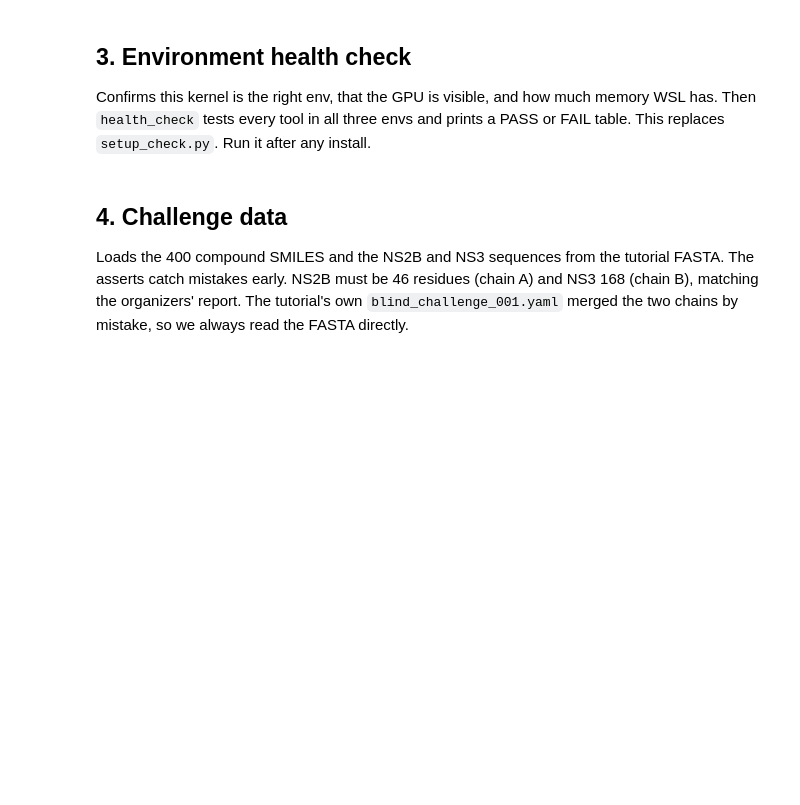
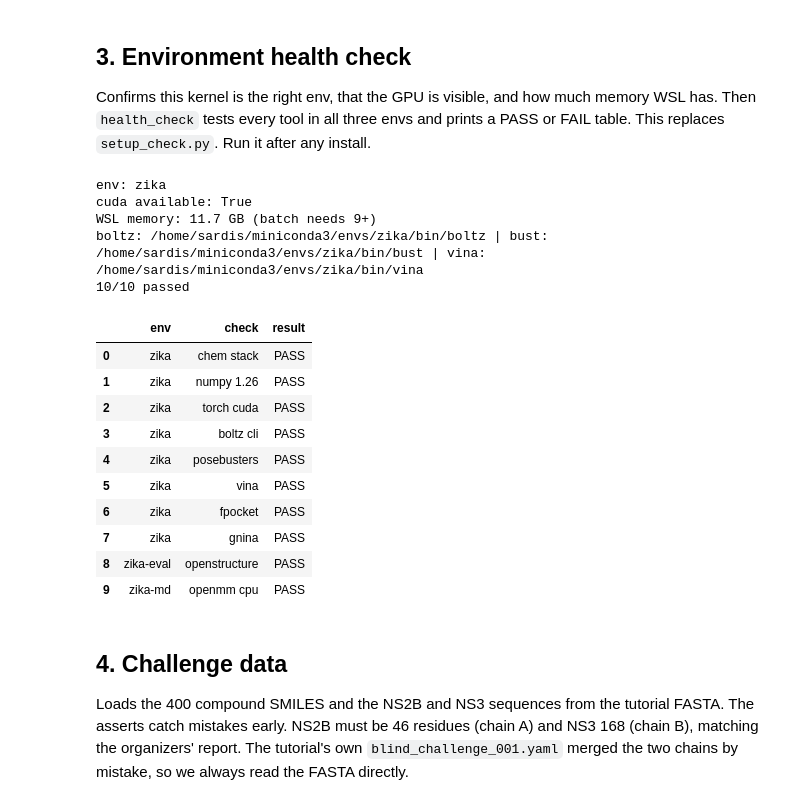
Before and after one commit to sardism/OpenBindZika, a Jupyter notebook: notebooks/zika_pipelinev2.ipynb, the cells around one changed output. Drawn from its saved outputs; the diff is of its cells as text; code cells hidden in the pictures; blank space fills up the shorter version.

```diff
--- a/notebooks/zika_pipelinev2.ipynb
+++ b/notebooks/zika_pipelinev2.ipynb
@@ -376,34 +380,51 @@ import torch
 
 print("env:", ENV_BIN.parent.name)
 print("cuda available:", torch.cuda.is_available())
 print(f"WSL memory: {wsl_memory_gb():.1f} GB (batch needs {MIN_WSL_GB}+)")
 print("boltz:", shutil.which("boltz"), "| bust:", shutil.which("bust"), "| vina:", shutil.which("vina"))
 
 
 def health_check():
     checks = [
         ("zika", "chem stack", 'python -c "import rdkit, meeko, Bio, pandas, sklearn"'),
         ("zika", "numpy 1.26", "python -c \"import numpy; assert numpy.__version__.startswith('1.26')\""),
         ("zika", "torch cuda", 'python -c "import torch; assert torch.cuda.is_available()"'),
         ("zika", "boltz cli", "boltz --help"),
         ("zika", "posebusters", "bust --help"),
         ("zika", "vina", "vina --version"),
         ("zika", "fpocket", "which fpocket"),
         ("zika", "gnina", "$HOME/gnina --version"),
         ("zika-eval", "openstructure", 'python -c "from ost.mol.alg.ligand_scoring_scrmsd import SCRMSDScorer; from ost.mol.alg.ligand_scoring_lddtpli import LDDTPLIScorer"'),
         ("zika-md", "openmm cpu", "python -c \"import openmm, pdbfixer; from openmm import Platform; Platform.getPlatformByName('CPU')\""),
     ]
     rows = []
     for env, name, cmd in checks:
         r = run_in_env(env, ["bash", "-c", cmd])
         rows.append({"env": env, "check": name, "result": "PASS" if r.returncode == 0 else "FAIL"})
     table = pd.DataFrame(rows)
     print(f"{(table.result == 'PASS').sum()}/{len(table)} passed")
     return table
 
 
 # Uncomment to run (takes about a minute).
-# health_check()
+health_check()
+# %% [output]
+env: zika
+cuda available: True
+WSL memory: 11.7 GB (batch needs 9+)
+boltz: /home/sardis/miniconda3/envs/zika/bin/boltz | bust: /home/sardis/miniconda3/envs/zika/bin/bust | vina: /home/sardis/miniconda3/envs/zika/bin/vina
+10/10 passed
+|  | env | check | result |
+| 0 | zika | chem stack | PASS |
+| 1 | zika | numpy 1.26 | PASS |
+| 2 | zika | torch cuda | PASS |
+| 3 | zika | boltz cli | PASS |
+| 4 | zika | posebusters | PASS |
+| 5 | zika | vina | PASS |
+| 6 | zika | fpocket | PASS |
+| 7 | zika | gnina | PASS |
+| 8 | zika-eval | openstructure | PASS |
+| 9 | zika-md | openmm cpu | PASS |
 # %% [markdown]
 ## 4. Challenge data
 Loads the 400 compound SMILES and the NS2B and NS3 sequences from the tutorial FASTA.
```
Also changed, not shown: parts of 67 cells of this notebook.
